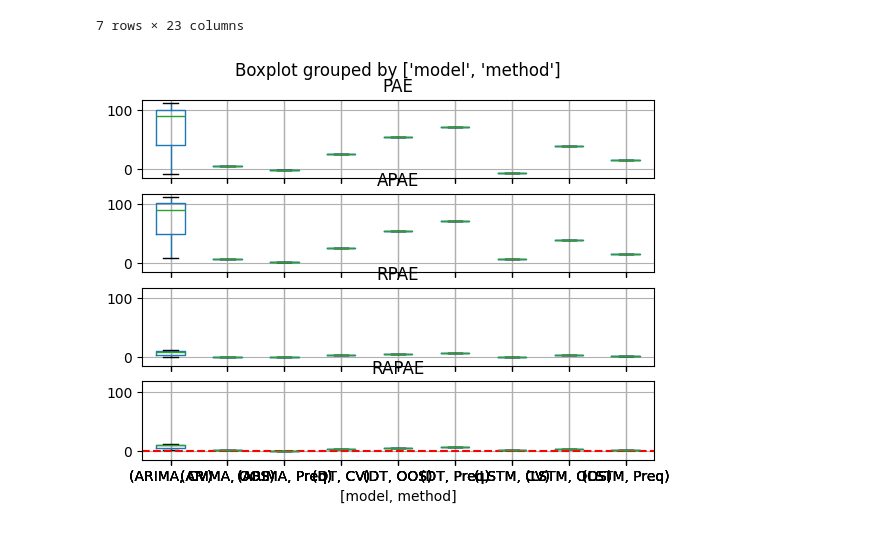
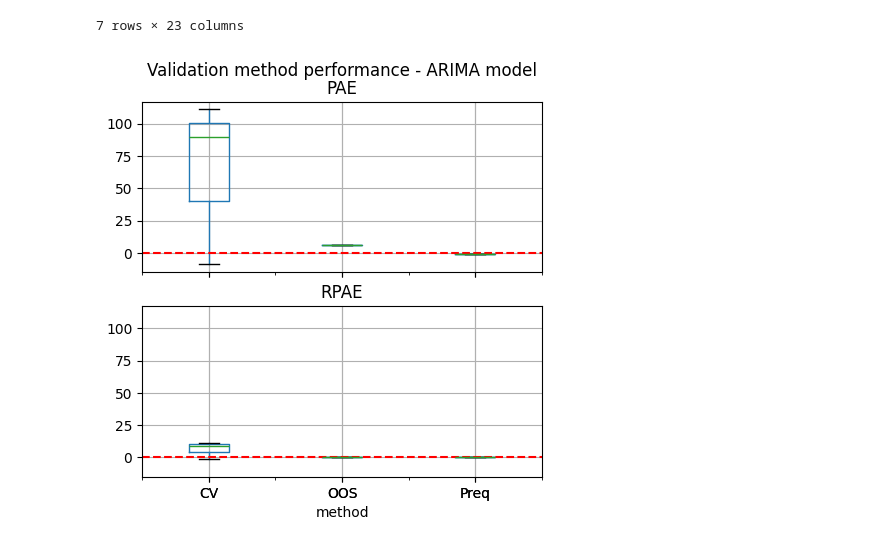
Before and after one commit to MiguelLoureiro98/timecave, a Jupyter notebook: experiments/test.ipynb, the cells around one changed output. Drawn from its saved outputs; the diff is of its cells as text; code cells hidden in the pictures.

```diff
--- a/experiments/test.ipynb
+++ b/experiments/test.ipynb
@@ -256,6 +256,6 @@ it_metrics
 | 6 | Preq | LSTM | 1 | 15.0 | 15.0 | 15 | 15 | NaN | 15.0 | 15.0 | ... | ... |
 7 rows × 23 columns
 # %%
-boxplots(iteration_data, "mse")
+boxplots(iteration_data, "mse", "ARIMA", ["PAE", "RPAE"], 5, 5);
 # %% [output]
-[figure, old version]
+[figure, new version]
```
Also changed, not shown: parts of 1 cell of this notebook, 1 other file.
